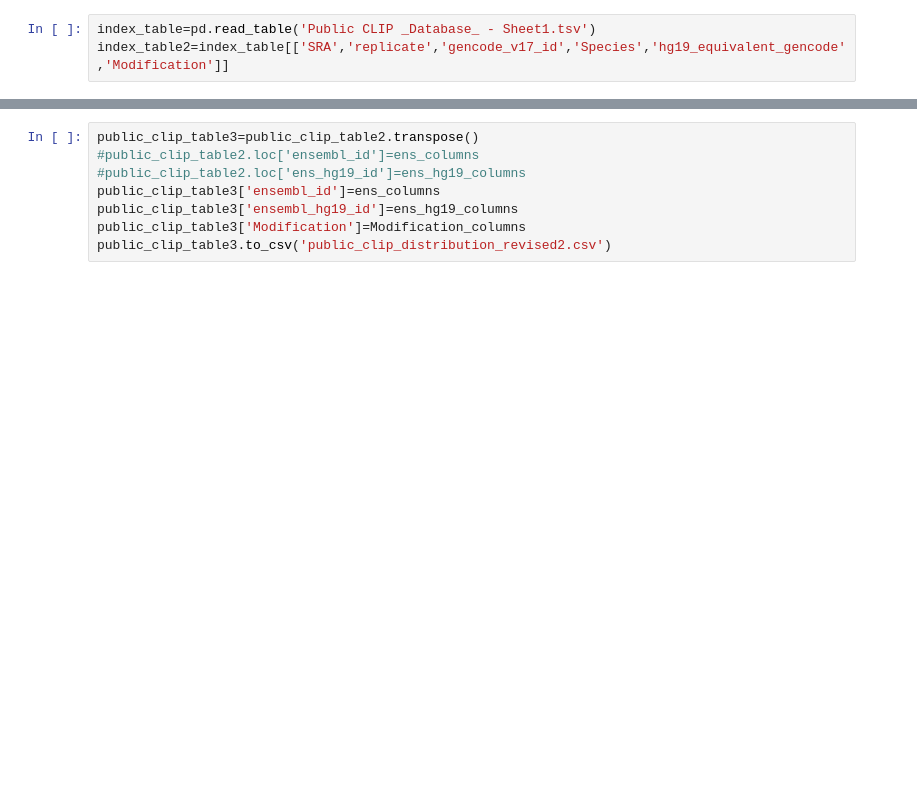
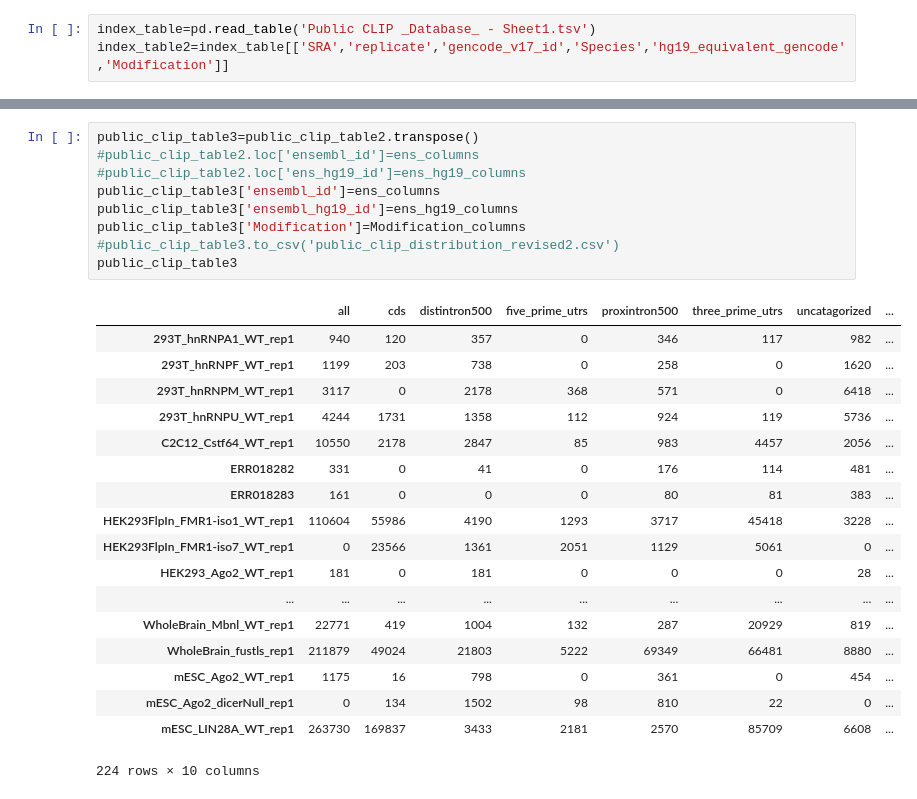
Before and after one commit to Wenhao-Jin/RBP_prediction, a Jupyter notebook: clip_table_errorRBPname_fix.ipynb, the cells around one changed output, grey strips where cells are left out. Saved outputs shown, nothing was run; the diff lists cells and outputs as text; blank space fills up the shorter version.

```diff
--- a/clip_table_errorRBPname_fix.ipynb
+++ b/clip_table_errorRBPname_fix.ipynb
@@ -104,8 +80,28 @@ WholeBrain_fustls_rep1
 # %%
 public_clip_table3=public_clip_table2.transpose()
 #public_clip_table2.loc['ensembl_id']=ens_columns
 #public_clip_table2.loc['ens_hg19_id']=ens_hg19_columns
 public_clip_table3['ensembl_id']=ens_columns
 public_clip_table3['ensembl_hg19_id']=ens_hg19_columns
 public_clip_table3['Modification']=Modification_columns
-public_clip_table3.to_csv('public_clip_distribution_revised2.csv')
+#public_clip_table3.to_csv('public_clip_distribution_revised2.csv')
+public_clip_table3
+# %% [output]
+|  | all | cds | distintron500 | five_prime_utrs | proxintron500 | three_prime_utrs | uncatagorized | ... |
+| 293T_hnRNPA1_WT_rep1 | 940 | 120 | 357 | 0 | 346 | 117 | 982 | ... |
+| 293T_hnRNPF_WT_rep1 | 1199 | 203 | 738 | 0 | 258 | 0 | 1620 | ... |
+| 293T_hnRNPM_WT_rep1 | 3117 | 0 | 2178 | 368 | 571 | 0 | 6418 | ... |
+| 293T_hnRNPU_WT_rep1 | 4244 | 1731 | 1358 | 112 | 924 | 119 | 5736 | ... |
+| C2C12_Cstf64_WT_rep1 | 10550 | 2178 | 2847 | 85 | 983 | 4457 | 2056 | ... |
+| ERR018282 | 331 | 0 | 41 | 0 | 176 | 114 | 481 | ... |
+| ERR018283 | 161 | 0 | 0 | 0 | 80 | 81 | 383 | ... |
+| HEK293FlpIn_FMR1-iso1_WT_rep1 | 110604 | 55986 | 4190 | 1293 | 3717 | 45418 | 3228 | ... |
+| HEK293FlpIn_FMR1-iso7_WT_rep1 | 0 | 23566 | 1361 | 2051 | 1129 | 5061 | 0 | ... |
+| HEK293_Ago2_WT_rep1 | 181 | 0 | 181 | 0 | 0 | 0 | 28 | ... |
+| ... | ... | ... | ... | ... | ... | ... | ... | ... |
+| WholeBrain_Mbnl_WT_rep1 | 22771 | 419 | 1004 | 132 | 287 | 20929 | 819 | ... |
+| WholeBrain_fustls_rep1 | 211879 | 49024 | 21803 | 5222 | 69349 | 66481 | 8880 | ... |
+| mESC_Ago2_WT_rep1 | 1175 | 16 | 798 | 0 | 361 | 0 | 454 | ... |
+| mESC_Ago2_dicerNull_rep1 | 0 | 134 | 1502 | 98 | 810 | 22 | 0 | ... |
+| mESC_LIN28A_WT_rep1 | 263730 | 169837 | 3433 | 2181 | 2570 | 85709 | 6608 | ... |
+224 rows × 10 columns
```
Also changed, not shown: parts of 4 cells of this notebook.
